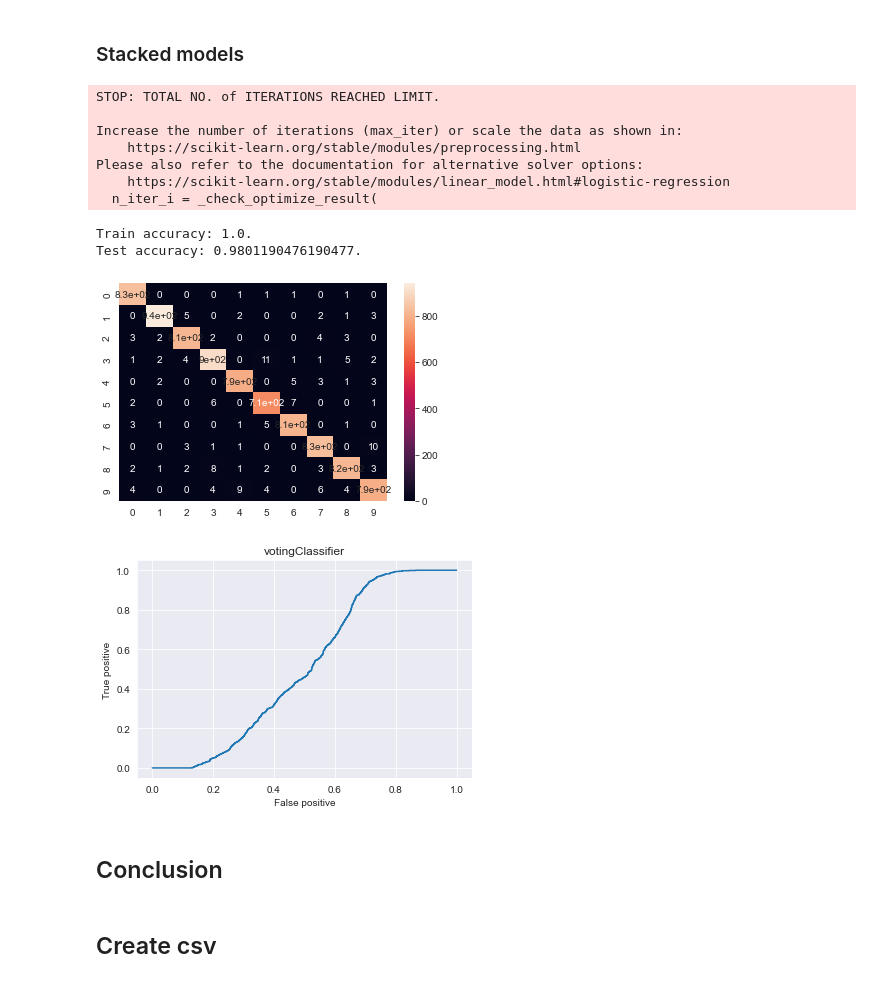
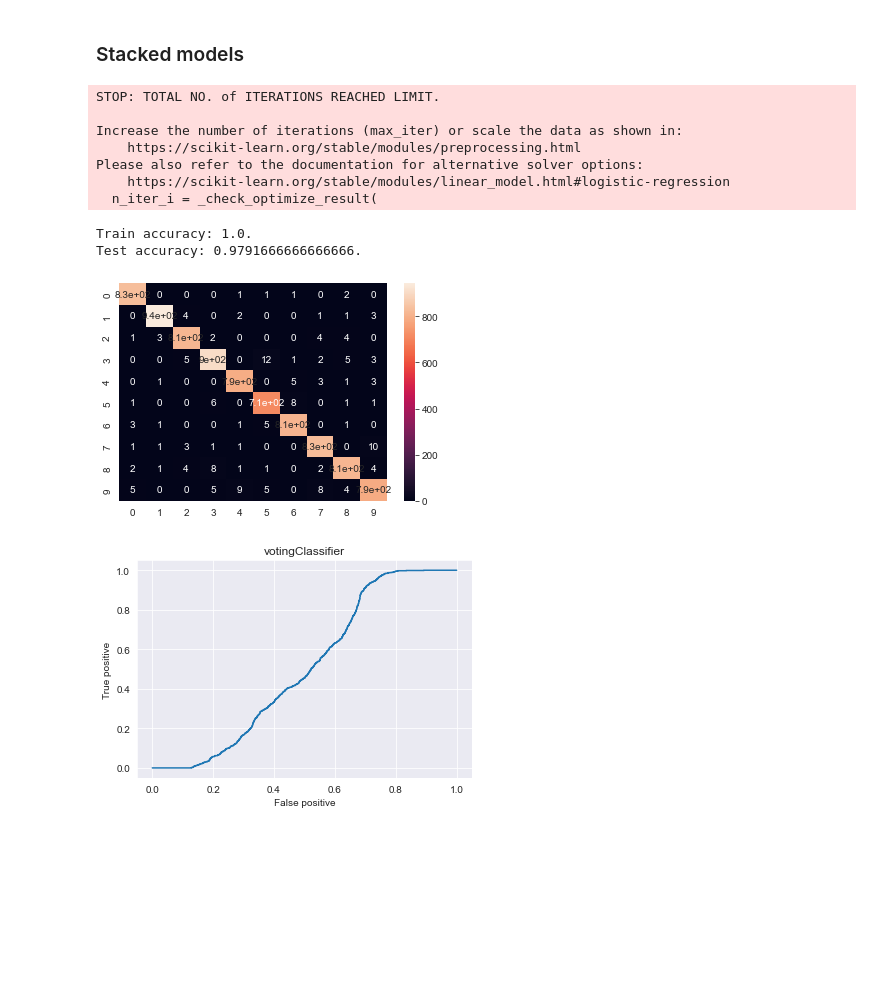
Before and after one commit to Im-Rises/digit_recognizer_ml, a Jupyter notebook: main_kaggle.ipynb, the cells around one changed output. Cells and saved outputs as stored; diff of their text form; code cells hidden in the pictures; blank space fills up the shorter version.

```diff
--- a/main_kaggle.ipynb
+++ b/main_kaggle.ipynb
@@ -184,18 +176,19 @@ print_roc_curve(knn, X_test, y_test, "KNeighborsClassifier", "knn roc curve")
 # %% [markdown]
 ### SVC
 # %%
+## 0.976
 from sklearn import svm
-
-svc = svm.SVC(C=10, probability=True)
-
-svc.fit(X_train, y_train)
-
-y_pred_train = svc.predict(X_train)
-y_pred_test = svc.predict(X_test)
-
-print_scores(y_train, y_test, y_pred_train, y_pred_test)
-print_confusion_matrix(y_test, y_pred_test)
-print_roc_curve(svc, X_test, y_test, "svm", "svc")
+#
+# svc = svm.SVC(C=10, probability=True)
+#
+# svc.fit(X_train, y_train)
+#
+# y_pred_train = svc.predict(X_train)
+# y_pred_test = svc.predict(X_test)
+#
+# print_scores(y_train, y_test, y_pred_train, y_pred_test)
+# print_confusion_matrix(y_test, y_pred_test)
+# print_roc_curve(svc, X_test, y_test, "svm", "svc")
 # %% [output]
 Train accuracy: 0.9999404761904762.
 Test accuracy: 0.9796428571428571.
@@ -254,0 +273,10 @@ Fitting 5 folds for each of 6 candidates, totalling 30 fits
+# %%
+from sklearn.linear_model import SGDClassifier
+
+sgd = SGDClassifier()
+
+param_grid_rf = {'loss':['hinge', 'log_loss', 'log', 'modified_huber', 'squared_hinge', 'perceptron', 'squared_error', 'huber', 'epsilon_insensitive', 'squared_epsilon_insensitive']}
+
+gsCV = GridSearchCV(sgd, param_grid_rf, verbose=3, cv=5)
+
+gsCV.fit(X_train,y_train)
@@ -259,34 +308,32 @@ Fitting 5 folds for each of 6 candidates, totalling 30 fits
 # %%
 from sklearn.ensemble import StackingClassifier
 
 knn = KNeighborsClassifier(n_neighbors=4, weights='distance')
 svc = svm.SVC(C=10)
 rnd_forest = RandomForestClassifier(n_estimators=800)
-dtclf = DecisionTreeClassifier()
+dtclf = DecisionTreeClassifier(criterion='entropy', splitter='best')
+
+# ADD A  ---------SGD---------
 
 sclf = StackingClassifier(estimators=[('knn', knn), ('svc', svc), ('rnd_forest', rnd_forest),('dtclf', dtclf)])
 
 sclf.fit(X_train, y_train)
 
-y_pred_test = sclf.predict(X_test)
+y_pred_test = sclf.predict(X_test)\
 y_pred_train = sclf.predict(X_train)
 
 print_scores(y_train, y_test, y_pred_train, y_pred_test)
 print_confusion_matrix(y_test, y_pred_test)
 print_roc_curve(sclf, X_test, y_test, "VotingClassifier", "votingClassifier")
 # %% [output]
 STOP: TOTAL NO. of ITERATIONS REACHED LIMIT.
 
 Increase the number of iterations (max_iter) or scale the data as shown in:
     https://scikit-learn.org/stable/modules/preprocessing.html
 Please also refer to the documentation for alternative solver options:
     https://scikit-learn.org/stable/modules/linear_model.html#logistic-regression
   n_iter_i = _check_optimize_result(
 Train accuracy: 1.0.
-Test accuracy: 0.9801190476190477.
+Test accuracy: 0.9791666666666666.
 [figure]
-[figure, old version]
+[figure, new version]
-# %% [markdown]
-## Conclusion
-# %% [markdown]
-## Create csv
```
Also changed, not shown: parts of 13 cells of this notebook, 5 other files.
